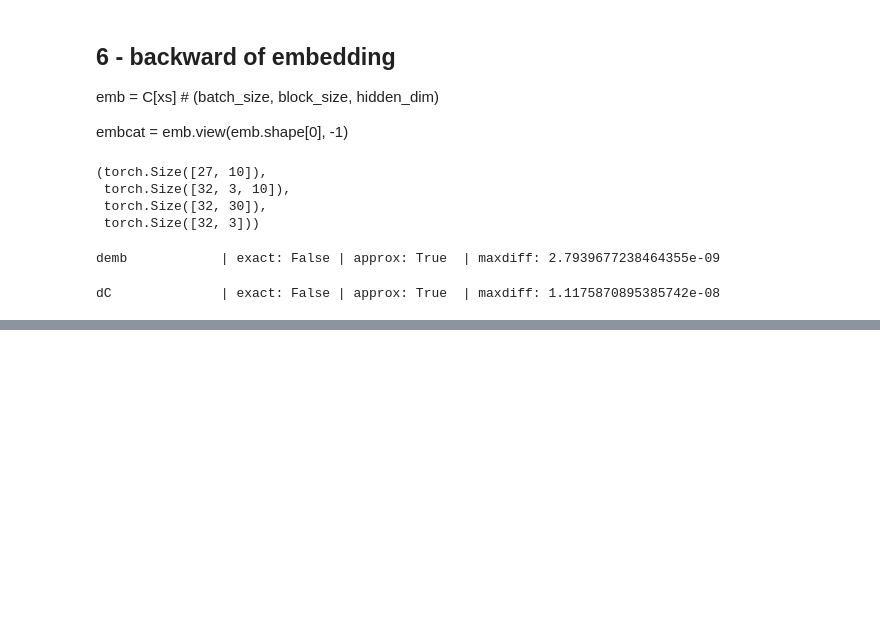
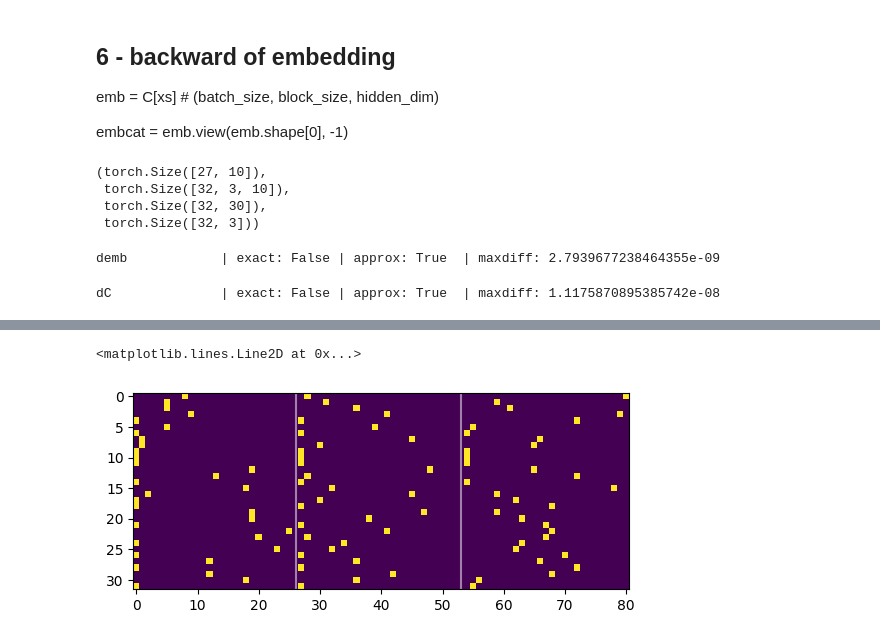
Before and after one commit to romenlaw/NaiveNeuralNetwork, a Jupyter notebook: makemore_backprop.ipynb, the cells around one changed output, grey strips where cells are left out. Saved outputs shown, nothing was run; the diff lists cells and outputs as text; code cells hidden in the pictures; blank space fills up the shorter version.

```diff
--- a/makemore_backprop.ipynb
+++ b/makemore_backprop.ipynb
@@ -688,0 +703,8 @@ dC              | exact: False | approx: True  | maxdiff: 1.1175870895385742e-08
+# %%
+plt.imshow(F.one_hot(xs, vocab_size).view(xs.shape[0], -1));  # (32, 81)
+draw_grid = lambda x: plt.axvline(x=x, color='white', alpha=0.5);
+draw_grid(26)
+draw_grid(53)
+# %% [output]
+<matplotlib.lines.Line2D at 0x...>
+[figure, added]
```
Also changed, not shown: parts of 9 cells of this notebook.
